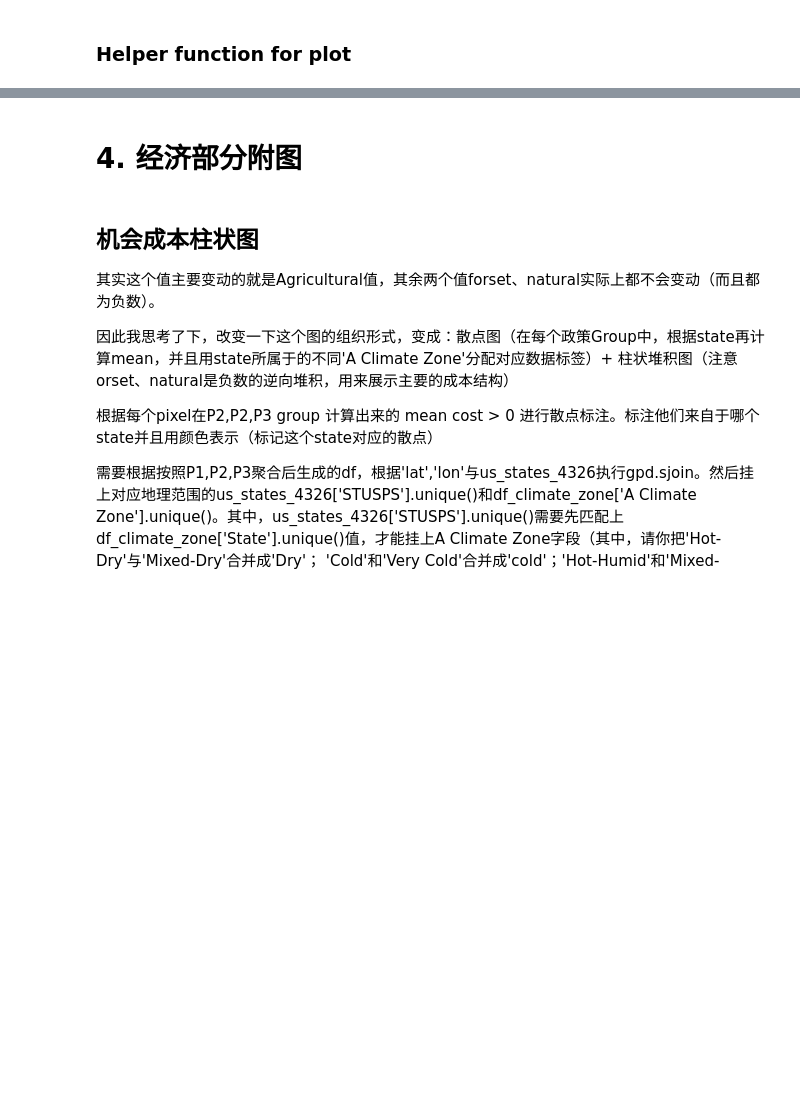
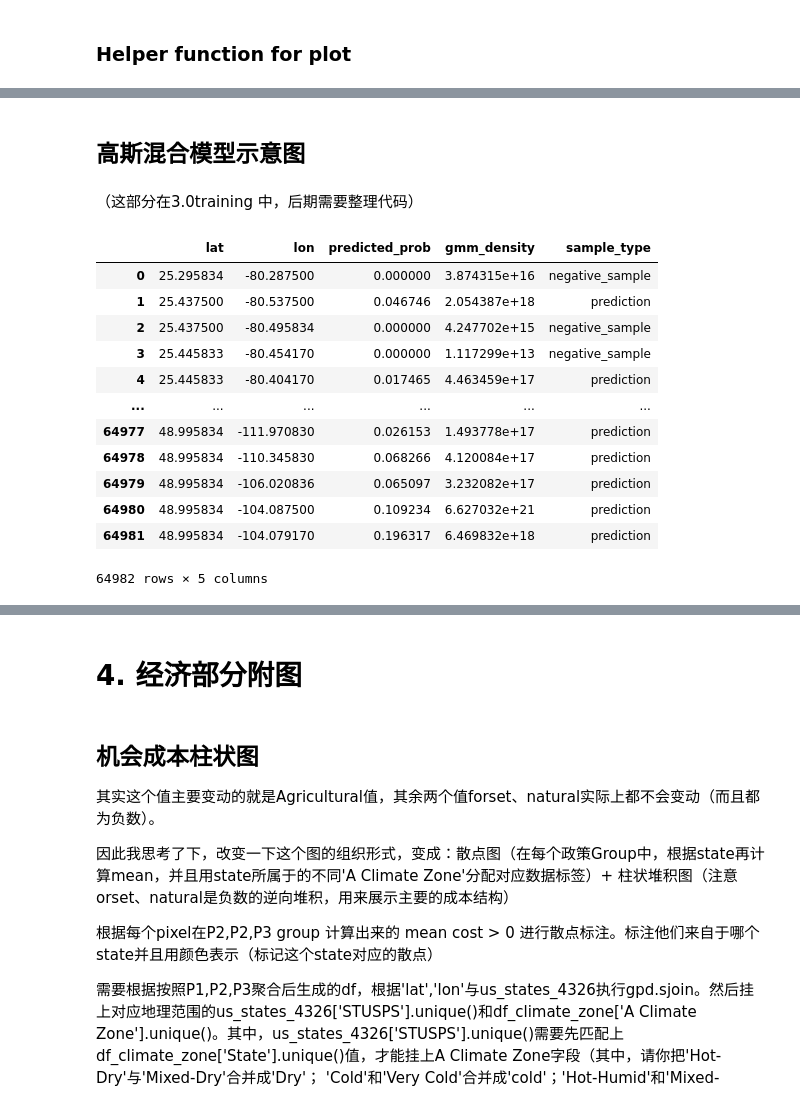
Before and after one commit to px39n/Landuse_Zhong, a Jupyter notebook: 7.3 Appendix_figure.ipynb, the cells around one changed output, grey strips where cells are left out. Cells and saved outputs as stored; diff of their text form; code cells hidden in the pictures; blank space fills up the shorter version.

```diff
--- a/7.3 Appendix_figure.ipynb
+++ b/7.3 Appendix_figure.ipynb
@@ -697,0 +1142,41 @@ df_abandon_filtered
+# %% [markdown]
+## 高斯混合模型示意图
+# %% [markdown]
+（这部分在3.0training 中，后期需要整理代码）
+# %%
+import pandas as pd
+
+df_analysis=pd.read_csv(r'data\US_data\df_merged_data_for_analysis.csv')
+df_economic = pd.read_csv('data/US_data/df_economic.csv')
+# 环境维度的变量
+env_data = df_analysis[['lat', 'lon', 'predicted_prob','gmm_density','sample_type']].copy()
+
+# 碳减排维度的变量
+
+emission_data = df_analysis[['lat', 'lon', 'Expectation_net_benefit_adjust','area_m2']].copy()
+emission_data = emission_data.rename(columns={'Expectation_net_benefit_adjust': 'Expectation_net_benefit'})
+
+# 经济维度的变量
+economic_2050 = df_economic[df_economic['analysis_year'] == 2050]
+avg_npv = economic_2050.groupby(['lat', 'lon'])['net_npv_usd'].mean().reset_index().rename(columns={'net_npv_usd': 'avg_npv'})
+
+
+# 合并所有变量
+merged_data_for_plot = env_data.merge(emission_data, on=['lat', 'lon'], how='outer') \
+                      .merge(avg_npv, on=['lat', 'lon'], how='outer')
+# %%
+env_data
+# %% [output]
+|  | lat | lon | predicted_prob | gmm_density | sample_type |
+| 0 | 25.295834 | -80.287500 | 0.000000 | 3.874315e+16 | negative_sample |
+| 1 | 25.437500 | -80.537500 | 0.046746 | 2.054387e+18 | prediction |
+| 2 | 25.437500 | -80.495834 | 0.000000 | 4.247702e+15 | negative_sample |
+| 3 | 25.445833 | -80.454170 | 0.000000 | 1.117299e+13 | negative_sample |
+| 4 | 25.445833 | -80.404170 | 0.017465 | 4.463459e+17 | prediction |
+| ... | ... | ... | ... | ... | ... |
+| 64977 | 48.995834 | -111.970830 | 0.026153 | 1.493778e+17 | prediction |
+| 64978 | 48.995834 | -110.345830 | 0.068266 | 4.120084e+17 | prediction |
+| 64979 | 48.995834 | -106.020836 | 0.065097 | 3.232082e+17 | prediction |
+| 64980 | 48.995834 | -104.087500 | 0.109234 | 6.627032e+21 | prediction |
+| 64981 | 48.995834 | -104.079170 | 0.196317 | 6.469832e+18 | prediction |
+64982 rows × 5 columns
```
Also changed, not shown: parts of 16 cells of this notebook, 5 other files.
